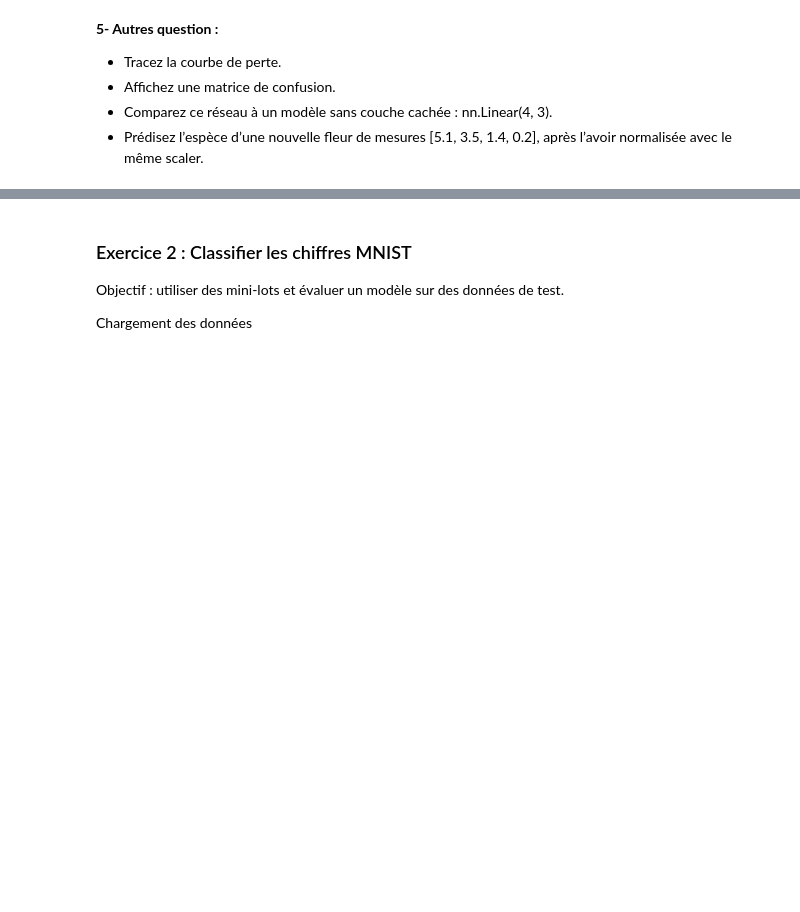
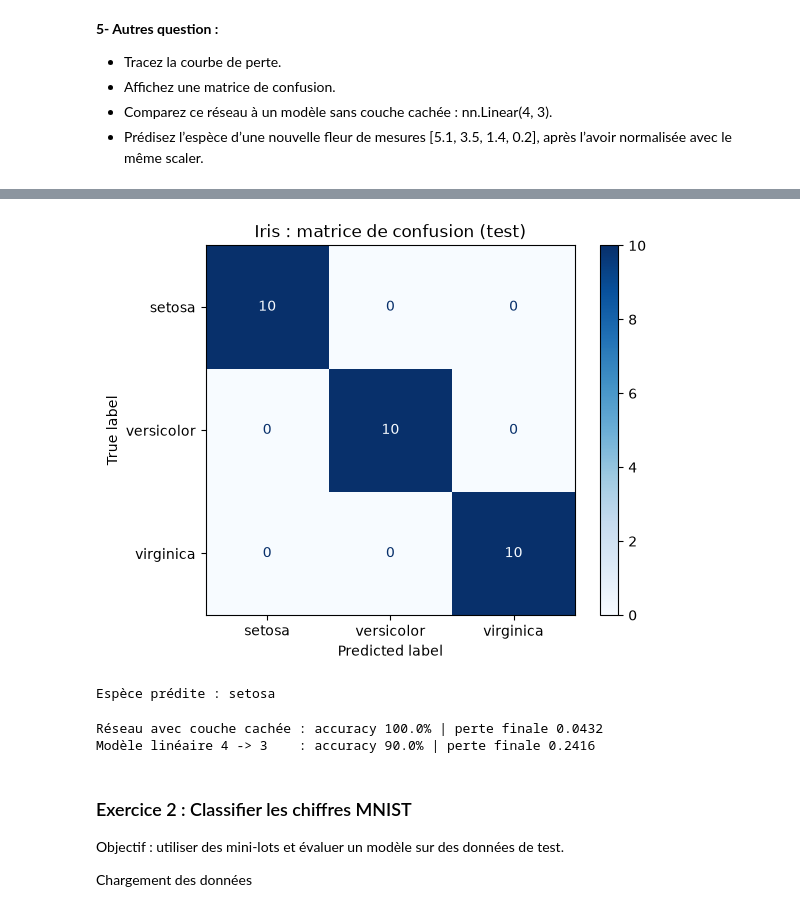
Before and after one commit to BouthainaBoubou/tp1_IAGeneratif, a Jupyter notebook: Activité pratique Bases de Pytorch.ipynb, the cells around one changed output, grey strips where cells are left out. Cells and saved outputs as stored; diff of their text form; code cells hidden in the pictures; blank space fills up the shorter version.

```diff
--- a/Activité pratique Bases de Pytorch.ipynb
+++ b/Activité pratique Bases de Pytorch.ipynb
@@ -1025,3 +1095,47 @@ Bibliothèques : torch, scikit-learn.
+# %%
+from sklearn.metrics import confusion_matrix, ConfusionMatrixDisplay
+
+# Matrice de confusion sur le test
+cm = confusion_matrix(y_test.numpy(), predictions.numpy())
+ConfusionMatrixDisplay(cm, display_labels=iris.target_names).plot(cmap="Blues")
+plt.title("Iris : matrice de confusion (test)")
+plt.show()
+# %% [output]
+[figure, added]
+# %%
+# Nouvelle fleur, normalisée avec le même scaler
+fleur = [[5.1, 3.5, 1.4, 0.2]]
+fleur_norm = torch.tensor(scaler.transform(fleur), dtype=torch.float32)
+
+model.eval()
+with torch.no_grad():
+    classe = model(fleur_norm).argmax(dim=1).item()
+
+print("Espèce prédite :", iris.target_names[classe])
+# %% [output]
+Espèce prédite : setosa
+# %%
+# Modèle sans couche cachée : 4 entrées -> 3 classes
+torch.manual_seed(42)
+modele_lineaire = nn.Linear(4, 3)
+opt_lin = torch.optim.Adam(modele_lineaire.parameters(), lr=0.01)
+
+modele_lineaire.train()
+for epoch in range(200):
+    opt_lin.zero_grad()
+    perte_lin = criterion(modele_lineaire(X_train), y_train)
+    perte_lin.backward()
+    opt_lin.step()
+
+modele_lineaire.eval()
+with torch.no_grad():
+    acc_lin = (modele_lineaire(X_test).argmax(dim=1) == y_test).float().mean()
+
+print(f"Réseau avec couche cachée : accuracy {accuracy.item():.1%} | perte finale {losses[-1]:.4f}")
+print(f"Modèle linéaire 4 -> 3    : accuracy {acc_lin.item():.1%} | perte finale {perte_lin.item():.4f}")
+# %% [output]
+Réseau avec couche cachée : accuracy 100.0% | perte finale 0.0432
+Modèle linéaire 4 -> 3    : accuracy 90.0% | perte finale 0.2416
 # %% [markdown]
 ### Exercice 2 : Classifier les chiffres MNIST
 Objectif : utiliser des mini-lots et évaluer un modèle sur des données de test.
```
Also changed, not shown: parts of 31 cells of this notebook, 3 other files.
